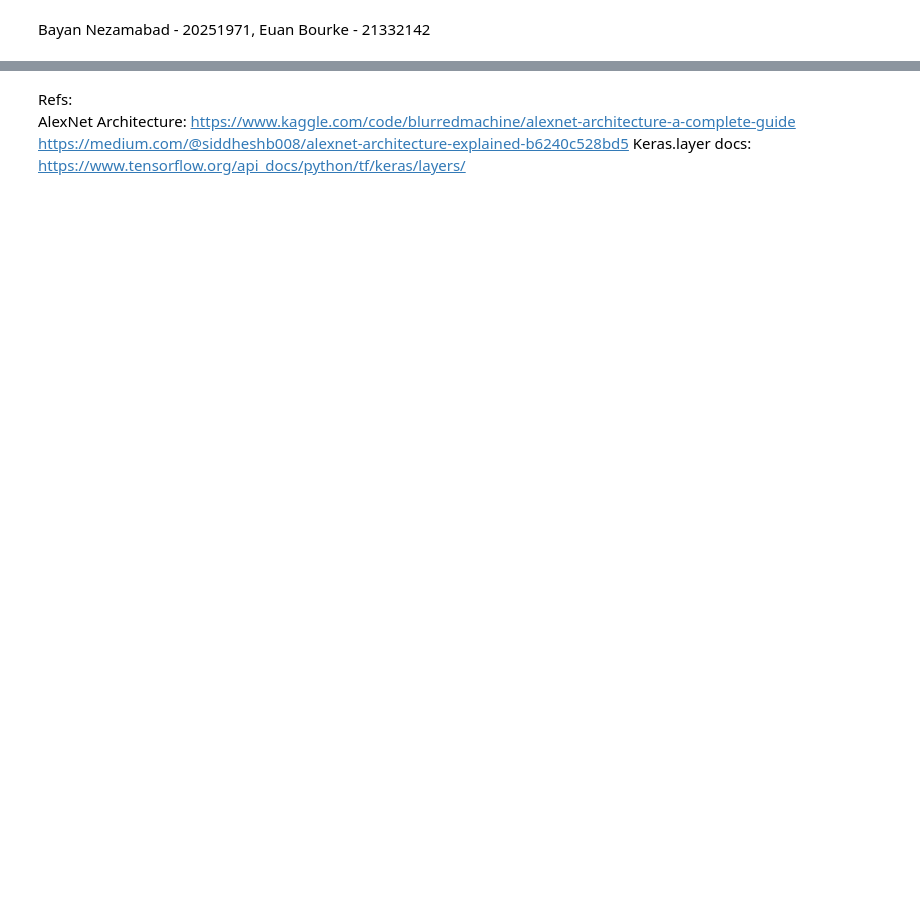
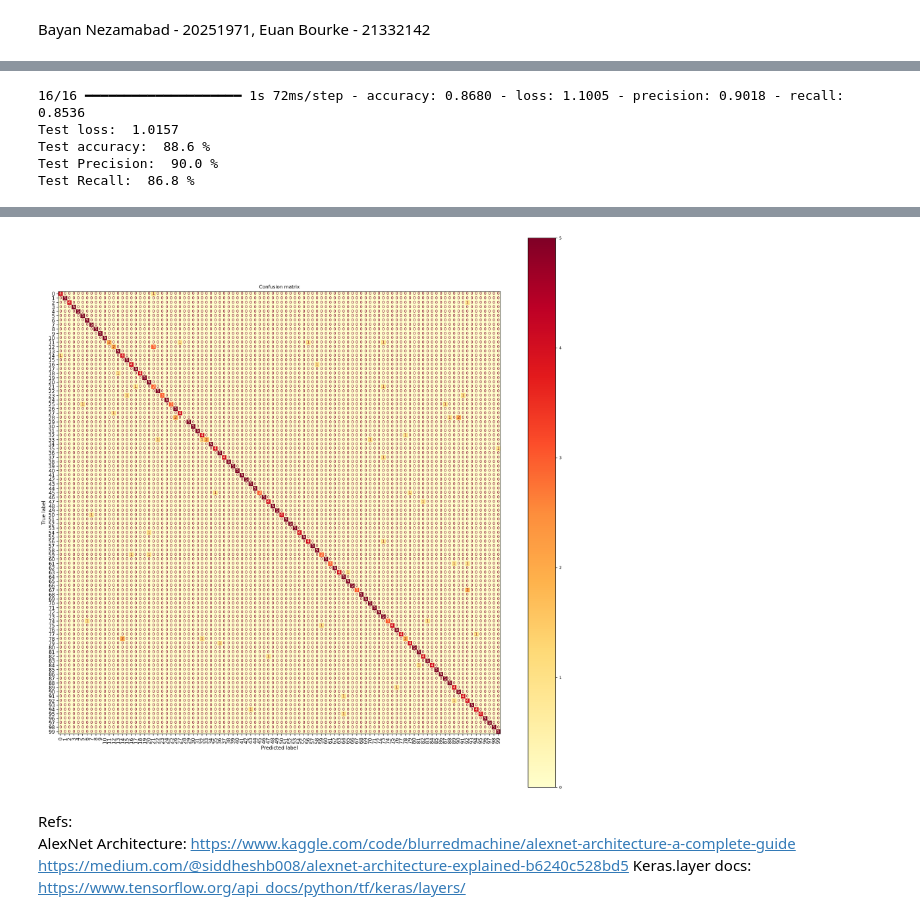
Before and after one commit to oOoOoOo0o/cs4287-assignment1, a Jupyter notebook: CS4287-Prj1-20251971-21332142.ipynb, the cells around one changed output, grey strips where cells are left out. Drawn from its saved outputs; the diff is of its cells as text; code cells hidden in the pictures; blank space fills up the shorter version.

Commit message:
Added confusion matrix

```diff
--- a/CS4287-Prj1-20251971-21332142.ipynb
+++ b/CS4287-Prj1-20251971-21332142.ipynb
@@ -39,10 +41,9 @@ valid_data = utils.image_dataset_from_directory(VALID_PATH,
                                                 label_mode="categorical")
 
 test_data = utils.image_dataset_from_directory(TEST_PATH,
-                                               shuffle=True,
+                                               shuffle=False,
                                                image_size=(IMG_COL, IMG_ROW), # Images are resized to 227 x 227
                                                batch_size=BATCH_SIZE,
-                                               seed=SEED,
                                                label_mode="categorical")
 
 # Min-max normalisation scales all values to the range 0 - 1
@@ -192,2 +219,47 @@ plt.show()
 # %%
-model.evaluate(test_data, verbose=1)
+# Extracting test images and labels from the dataset
+X_test = [] # Array of images
+y_test = [] # Array of labels corresponding to the images
+for x, y in test_data.as_numpy_iterator():
+  X_test.extend(x)
+  y_test.extend(y)
+
+X_test = np.array(X_test)
+y_test = np.array(y_test)
+
+# Evaluating model against test data
+model_results = model.evaluate(X_test, y_test, verbose=VERBOSE)
+
+print("Test loss: ", round(model_results[0], 4))
+print("Test accuracy: ", round(model_results[1]*100, 1), "%")
+print("Test Precision: ", round(model_results[2]*100, 1), "%")
+print("Test Recall: ", round(model_results[3]*100, 1), "%")
+# %% [output]
+16/16 ━━━━━━━━━━━━━━━━━━━━ 1s 72ms/step - accuracy: 0.8680 - loss: 1.1005 - precision: 0.9018 - recall: 0.8536
+Test loss:  1.0157
+Test accuracy:  88.6 %
+Test Precision:  90.0 %
+Test Recall:  86.8 %
+# %%
+# Visualising test results
+# Getting predicted and actual results
+y_pred = model.predict(X_test)
+y_pred_classes = np.argmax(y_pred, axis=1)
+y_true_classes = np.argmax(y_test, axis=1)
+
+# Computing confusion matrix
+cm = metrics.confusion_matrix(y_true_classes, y_pred_classes)
+classes = [str(i) for i in range(NB_CLASSES)]
+cm_display = metrics.ConfusionMatrixDisplay(cm)
+
+# The matrix is 100x100 so the following lines make it a bit more visually accessible
+fig, ax = plt.subplots(figsize=(20, 20), dpi=200)
+plt.rcParams.update({"font.size": 8})
+
+# Plotting confusion matrix
+cm_display.plot(ax=ax, cmap="YlOrRd", xticks_rotation="vertical")
+plt.title("Confusion matrix")
+plt.ylabel("True label")
+plt.xlabel("Predicted label")
+plt.show()
+# %% [output]
@@ -194,3 +267,4 @@ model.evaluate(test_data, verbose=1)
+[figure, added]
 # %% [markdown]
 Refs: \
 AlexNet Architecture: https://www.kaggle.com/code/blurredmachine/alexnet-architecture-a-complete-guide \
```
Also changed, not shown: parts of 7 cells of this notebook.
